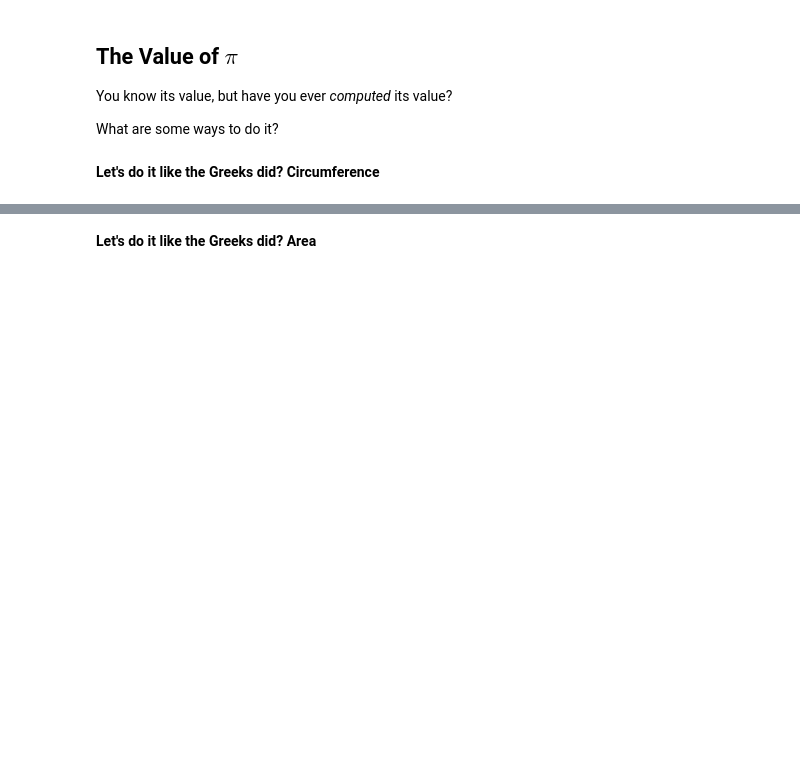
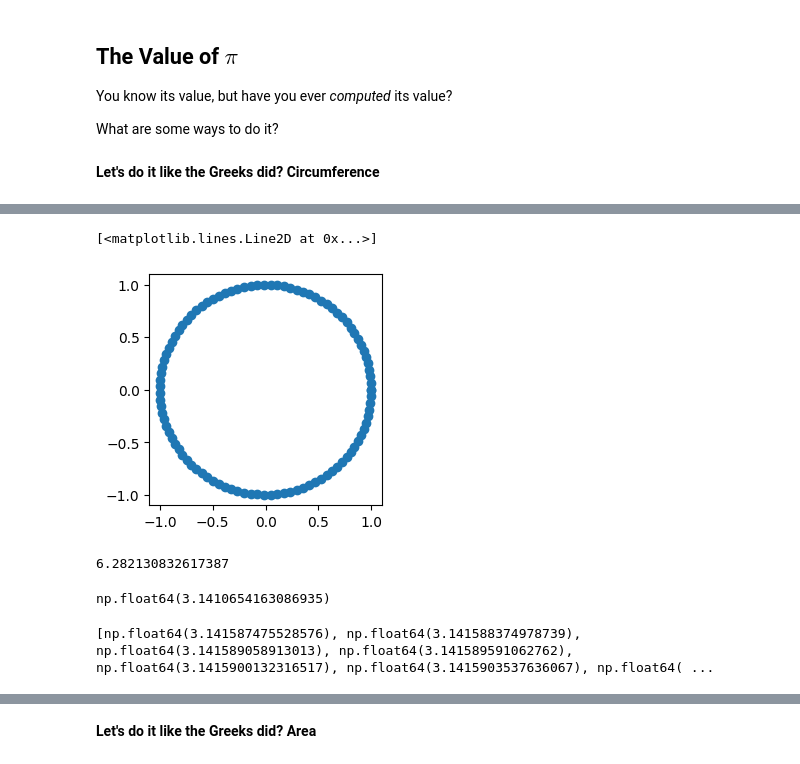
Before and after one commit to jimhalverson/COMP2025, a Jupyter notebook: hackathon/Hackathon 1 Famous Results.ipynb, the cells around one changed output, grey strips where cells are left out. Saved outputs shown, nothing was run; the diff lists cells and outputs as text; code cells hidden in the pictures; blank space fills up the shorter version.

```diff
--- a/hackathon/Hackathon 1 Famous Results.ipynb
+++ b/hackathon/Hackathon 1 Famous Results.ipynb
@@ -18,0 +22,3 @@ What are some ways to do it?
+# %%
+thetas = np.linspace(0, 2*np.pi, 100)
+print(thetas)
@@ -18,0 +43,19 @@ What are some ways to do it?
+# %%
+xs = np.cos(thetas)
+ys = np.sin(thetas)
+
+# set figsize
+plt.figure(figsize=(3,3))
+plt.plot(xs, ys, 'o-')
+# %% [output]
+[<matplotlib.lines.Line2D at 0x...>]
+[figure, added]
+# %%
+# compute Euclidean distance between successive points
+dx = np.diff(xs)
+dy = np.diff(ys)
+distances = np.sqrt(dx**2 + dy**2)
+
+print(sum(distances))
+# %% [output]
+6.282130832617387
@@ -18,0 +69,10 @@ What are some ways to do it?
+# %%
+approximate_pi(100)
+# %% [output]
+np.float64(3.1410654163086935)
+# %%
+Ns = list(range(1000,10000,100))
+approximated_Ns = [approximate_pi(N) for N in Ns]
+print(approximated_Ns)
+# %% [output]
+[np.float64(3.141587475528576), np.float64(3.141588374978739), np.float64(3.141589058913013), np.float64(3.141589591062762), np.float64(3.1415900132316517), np.float64(3.1415903537636067), np.float64( ...
```
Also changed, not shown: parts of 9 cells of this notebook.
